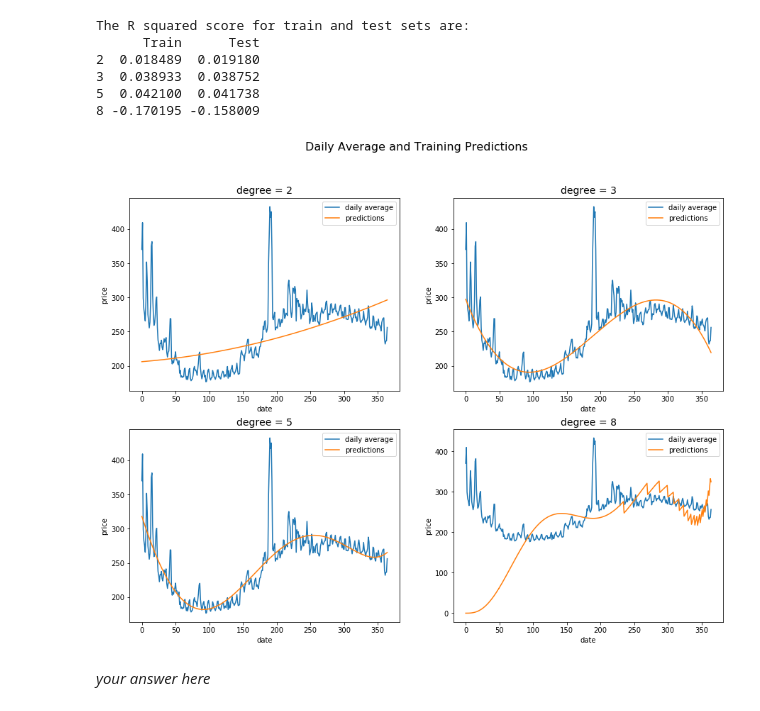
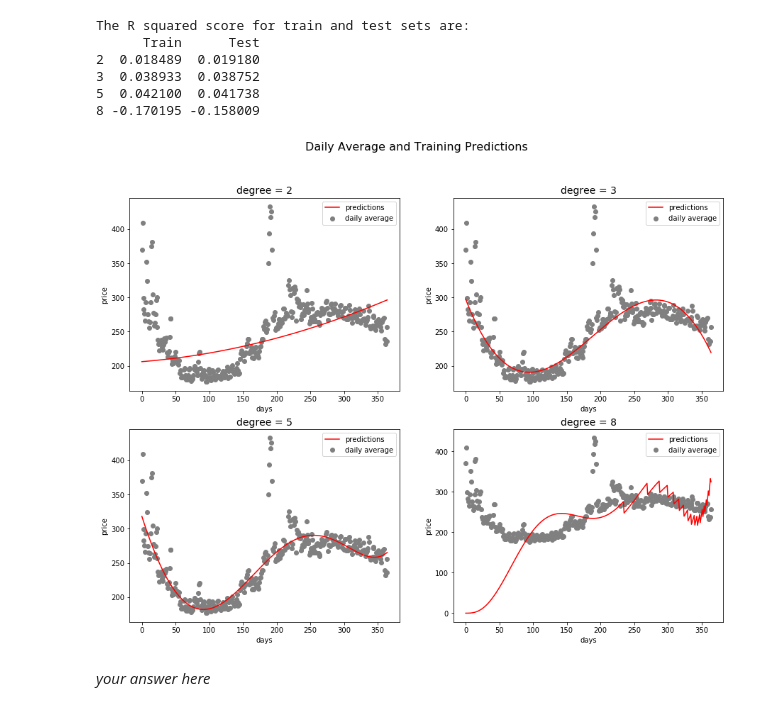
Before and after one commit to Ruby122/2020-CS109B, a Jupyter notebook: content/homeworks/hw01/cs109b_hw1.ipynb, the cells around one changed output. Saved outputs shown, nothing was run; the diff lists cells and outputs as text; code cells hidden in the pictures.

```diff
--- a/content/homeworks/hw01/cs109b_hw1.ipynb
+++ b/content/homeworks/hw01/cs109b_hw1.ipynb
@@ -123,15 +124,15 @@ Fit a regression model that uses the date as a predictor and predicts the price
 #your code here
 # convert date into a numerical variable
 earliest_day = rent_train['date'].min()
-rent_train['date'] = (rent_train['date'] - earliest_day).dt.days
-rent_test['date'] = (rent_test['date'] - earliest_day).dt.days
+rent_train['days'] = (rent_train['date'] - earliest_day).dt.days
+rent_test['days'] = (rent_test['date'] - earliest_day).dt.days
 # %% [markdown]
 ### 1. Polynomials
 # %%
 #your code here
 def ploy_regression(degree, data_train):
     # produce formula: np.vander inputs number of columns = degree + 1
-    f = 'price ~ np.vander(date, {}, increasing=True) - 1'.format(degree + 1)
+    f = 'price ~ np.vander(days, {}, increasing=True) - 1'.format(degree + 1)
     # fit model
     poly_model = sm.ols(formula = f, data = data_train).fit()
     # fit2_lm = sm.ols(formula="price ~ date + np.power(date, 2)", data=rent_train).fit()
@@ -139,8 +140,8 @@ def ploy_regression(degree, data_train):
 
 def scores(model, train_data, test_data):
     # get perdictions
-    train_pred = model.predict(train_data['date'])
-    test_pred = model.predict(test_data['date'])
+    train_pred = model.predict(train_data['days'])
+    test_pred = model.predict(test_data['days'])
     # calculate score
     train_score = r2_score(train_data['price'], train_pred)
     test_score = r2_score(test_data['price'], test_pred)
@@ -167,29 +168,29 @@ The R squared score for train and test sets are:
 # %%
 # plot
 def plot_helper(model, df, degree, ax):
     # daily average
-    daily_avg = df.groupby(['date'])['price'].mean()
+    daily_avg = df.groupby(['days'])['price'].mean()
     # predictions: date range = [0,365], so there are a lot of duplicate dates
-    pred = pd.DataFrame({'date': df['date'], 'pred': model.predict(df['date'])})
-    pred = pred.sort_values('date')
+    pred = pd.DataFrame({'days': df['days'], 'pred': model.predict(df['days'])})
+    pred = pred.sort_values('days')
     pred = pred.drop_duplicates()
     # plot
-    ax.plot(daily_avg, label = 'daily average')
-    ax.plot(pred['date'], pred['pred'], label = 'predictions')
+    ax.scatter(daily_avg.index, daily_avg, label = 'daily average', color = 'grey' )
+    ax.plot(pred['days'], pred['pred'], label = 'predictions', c = 'r')
     ax.set_title('degree = {}'.format(degree), size = 14)
-    ax.set_xlabel('date')
+    ax.set_xlabel('days')
     ax.set_ylabel('price')
     ax.legend()
 
 fig, axes = plt.subplots(2,2, figsize = (15,11))
 plot_helper(models[0], rent_train, degrees[0], axes[0,0])
 plot_helper(models[1], rent_train, degrees[1], axes[0,1])
 plot_helper(models[2], rent_train, degrees[2], axes[1,0])
 plot_helper(models[3], rent_train, degrees[3], axes[1,1])
 fig.suptitle('Daily Average and Training Predictions', size = 16)
 plt.show()
 # %% [output]
-[figure, old version]
+[figure, new version]
 # %% [markdown]
 _your answer here_
 # %% [markdown]
```
Also changed, not shown: parts of 30 cells of this notebook.
